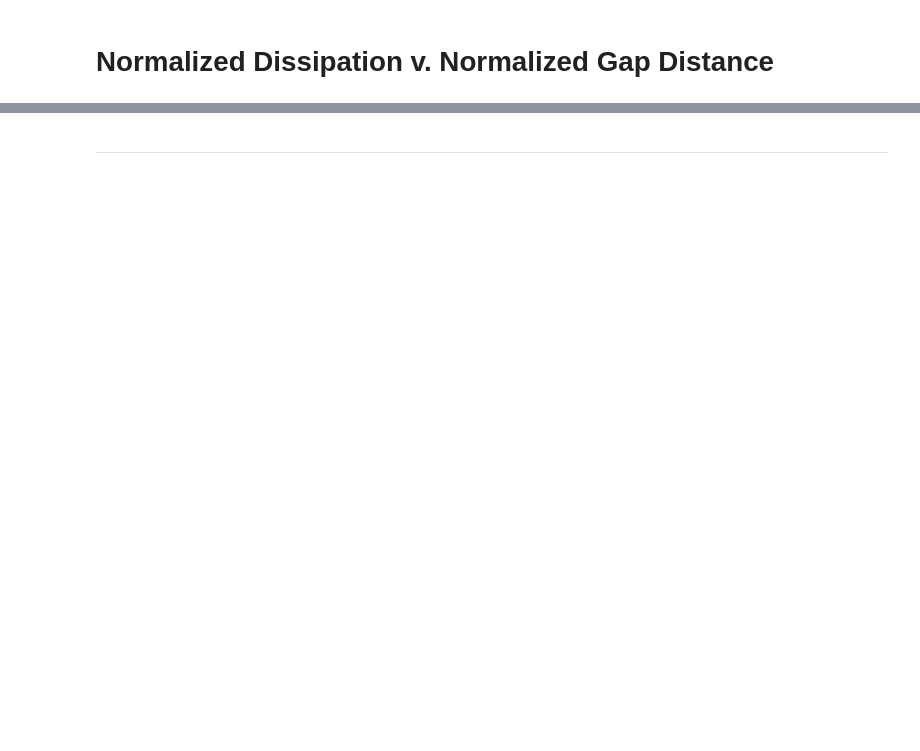
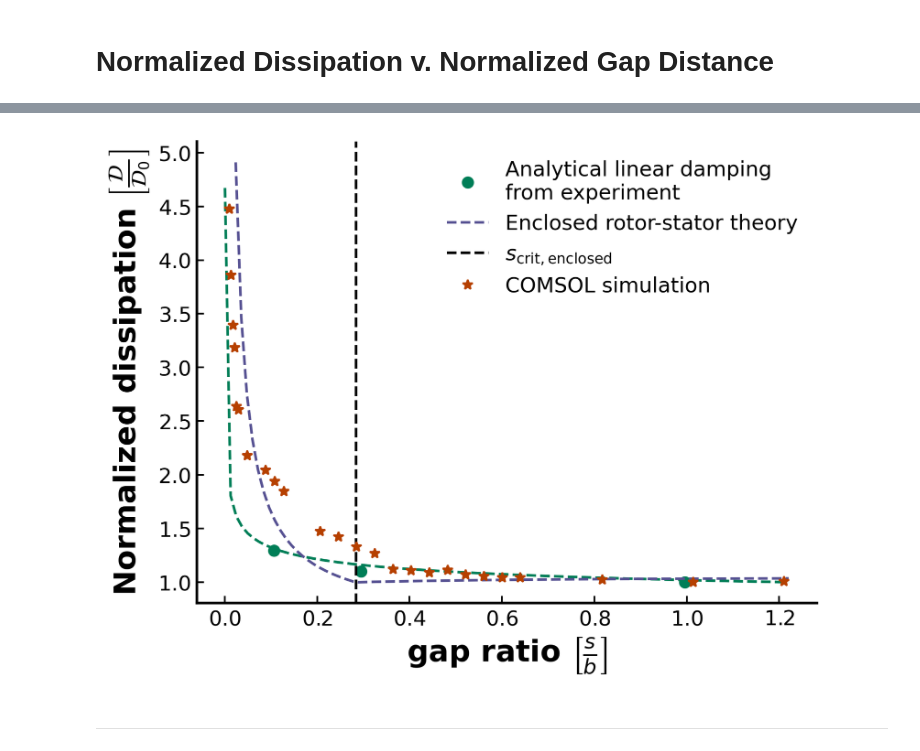
Before and after one commit to Jezen5Volk/Magnetic-Levitation, a Jupyter notebook: Viscous Damping.ipynb, the cells around one changed output, grey strips where cells are left out. Saved outputs shown, nothing was run; the diff lists cells and outputs as text; code cells hidden in the pictures; blank space fills up the shorter version.

```diff
--- a/Viscous Damping.ipynb
+++ b/Viscous Damping.ipynb
@@ -3,10 +3,13 @@
 # %%
-root = "C:\\Users\\saman\\Documents\\Github\\Magnetic Levitation\\"
+root = "C:\\Users\\saman\\Documents\\Github\\Magnetic-Levitation\\"
 
 import numpy as np
 import matplotlib.pyplot as plt
-from scipy.optimize import curve_fit
-from scipy.integrate import solve_bvp
-import cv2
 
+from utils.boundary_disk import Cylinder
+
+
+
+%load_ext autoreload
+%autoreload 2
 plt.style.use(root + "style.mplstyle")
@@ -102,2 +96,63 @@ plt.show()
+# %%
+cylinder = Cylinder(
+            b = 0.00254,  # radius in meters
+            rho = 7500, # cylinder density in kg/m^3
+            Omega = 1000, # angular velocity in rpm
+            rho_f = 1.226, # density of the fluid in kg/m^3
+            mu = 1.795e-5, # viscosity of the fluid in pascal seconds
+            elle = 0.0105, # total gap distance in meters
+            L = 0.003175 # length of the cylinder in meters
+        )
+
+gap_exp = np.asarray([0.00027, 0.00075, 0.00253]) #in meters
+tau_exp = np.asarray([85, 100, 110]) #in seconds
+
+#Linear Fit
+s_array_lin, dissipation_lin, dissipation_fit_lin = cylinder.linear_damping(
+    gap = gap_exp, #in meters
+    tau = tau_exp, # in seconds
+    start = 1e-6, #in meters
+    stop = 0.0031 # in meters
+)
+
+#Enclosed Rotor-Stator Fit
+s_array_ers, dissipation_ers, s_crit_ers = cylinder.enclosed_rotor_stator(
+    gap = gap_exp, #in meters
+    tau = tau_exp, # in seconds
+    start = 60e-6, #in meters
+    stop = 0.0031 # in meters
+)
+
+#COMSOL Simulation
+gap_COMSOL = 2.075  + np.asarray([-2.05, -1.95, -1.85, -1.75, -1.55, -1.45, -1.35, -1.25, -1.15, -1.05, -0.9499999999999997, -0.8499999999999996, -0.7499999999999998,
+                                    -0.6499999999999997, -0.5499999999999998, -0.4499999999999997, -2.05, -2.04, -2.03, -2.02, -2.01, -2, -1.8, 1, 0.5, 0]) # in mm
+gap_COMSOL = gap_COMSOL/1000 #convert from mm to meters
+dissipation_COMSOL = np.asarray([7.276218039755276e-08, 3.54147777132402e-08, 3.319989813145014e-08, 2.999256618224352e-08, 2.397974446357202e-08,
+                                    2.315700597492343e-08, 2.161300607312653e-08, 2.059531916586093e-08, 1.818476156508958e-08, 1.805479547545832e-08,
+                                    1.770094325751496e-08, 1.810964892360439e-08, 1.738181837805184e-08, 1.713697045790447e-08, 1.696140911262177e-08,
+                                    1.69594542751747e-08, 7.276218039755276e-08, 6.27325979686784e-08, 5.517541944117902e-08, 5.178201911733897e-08,
+                                    4.28650162841852e-08, 4.237478948935986e-08, 3.154069141653727e-08, 1.639943102219439e-08, 1.625977604031675e-08, 1.660765723313549e-08]) #in Watts/m^2
+
+'''
+Plotting
+'''
+
+# Linear Fit
+plt.plot(s_array_lin/cylinder.b, dissipation_fit_lin/np.min(dissipation_fit_lin), linestyle = '--', c = 'C0')
+plt.plot(gap_exp/cylinder.b, dissipation_lin/np.min(dissipation_lin), linestyle = '', marker = 'o', label = 'Analytical linear damping \nfrom experiment', c = 'C0')
+
+#Enclosed Rotor-Stator
+plt.plot(s_array_ers/cylinder.b, dissipation_ers/np.min(dissipation_ers), linestyle = '--', label = 'Enclosed rotor-stator theory', c = 'C2')
+plt.axvline(x = s_crit_ers/cylinder.b, c = 'black', linestyle = '--', label = r'$s_\mathrm{crit, enclosed}$')
+
+# COMSOL
+plt.plot(gap_COMSOL/cylinder.b, dissipation_COMSOL/np.min(dissipation_COMSOL), linestyle = '', marker = '*', label = 'COMSOL simulation', c = 'C1')
+
+plt.xlabel(r"gap ratio $\left[\frac{s}{b} \right]$", weight = 'heavy', fontsize = "xx-large")
+plt.ylabel(r"Normalized dissipation $\left[\frac{\mathcal{D}}{\mathcal{D}_0} \right]$", weight = 'heavy', fontsize = "xx-large")
+plt.legend(prop={'size': 12})
+plt.show()
+# %% [output]
+[figure, added]
 # %% [markdown]
 ---
```
Also changed, not shown: parts of 7 cells of this notebook, 1 other file.
